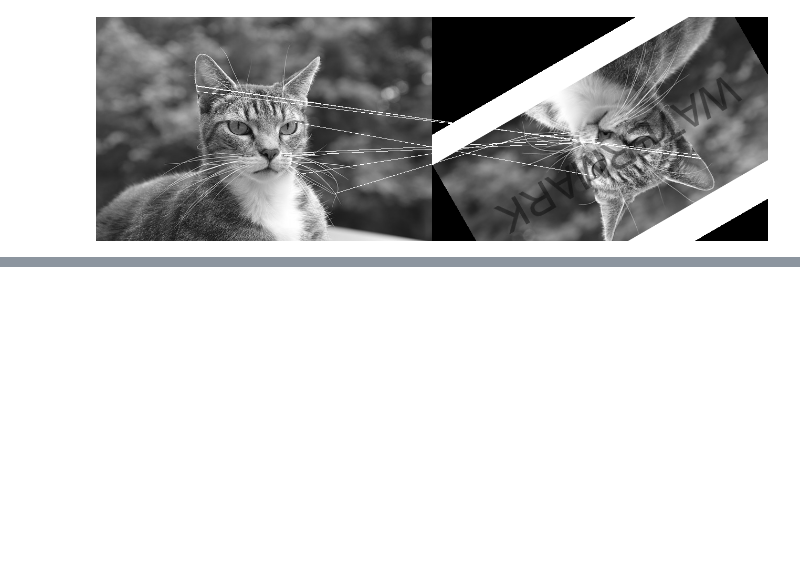
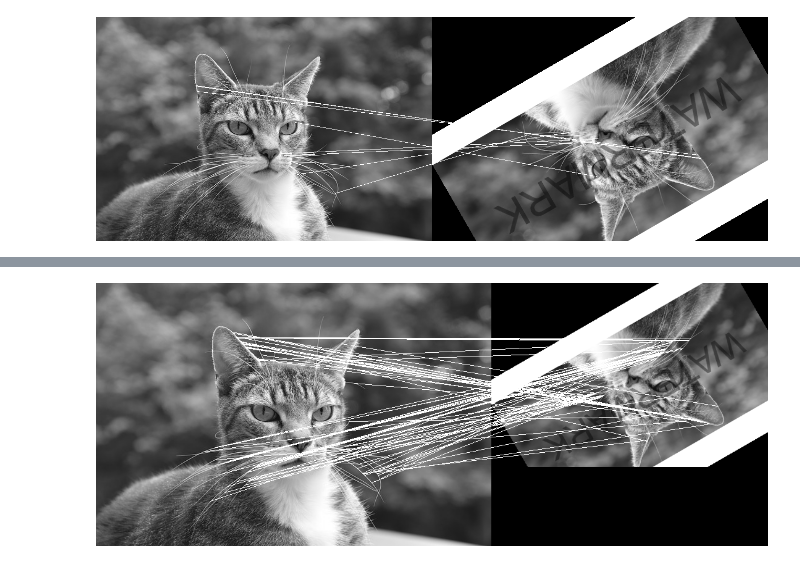
Before and after one commit to tjburch/hands-on-cv-julia, a Jupyter notebook: notes/ch05.ipynb, the cells around one changed output, grey strips where cells are left out. Cells and saved outputs as stored; diff of their text form; code cells hidden in the pictures; blank space fills up the shorter version.

```diff
--- a/notes/ch05.ipynb
+++ b/notes/ch05.ipynb
@@ -289,0 +347,19 @@ grid
+# %%
+# Run FREAK
+keypoints_1 = Keypoints(fastcorners(img1, 12, 0.35));
+keypoints_2 = Keypoints(fastcorners(img2, 12, 0.35));
+freak_params = FREAK()
+desc_1, ret_keypoints_1 = create_descriptor(img1, keypoints_1, freak_params);
+desc_2, ret_keypoints_2 = create_descriptor(img2, keypoints_2, freak_params);
+matches = match_keypoints(ret_keypoints_1, ret_keypoints_2, desc_1, desc_2, 0.2);
+# %%
+# Plot side-by-side
+img3 = zeros(size(img1, 1), size(img2, 2))
+img3[1:size(img2, 1), 1:size(img2, 2)] = img2
+
+grid = Gray.(hcat(img1, img3))
+offset = CartesianIndex(0, size(img1, 2))
+map(m -> draw!(grid, LineSegment(m[1], m[2] + offset)), matches)
+grid
+# %% [output]
+[figure, added]
```
Also changed, not shown: parts of 19 cells of this notebook.
